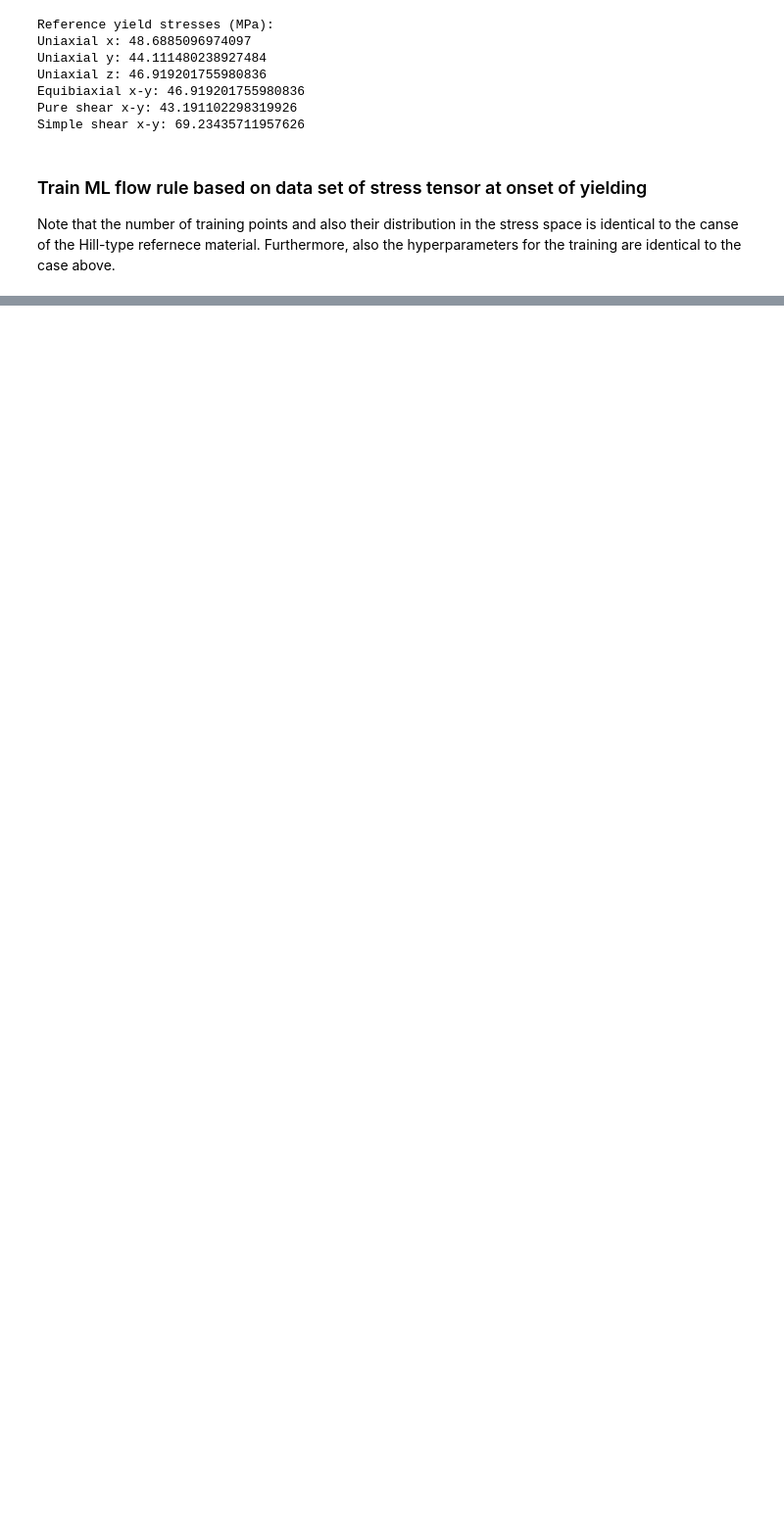
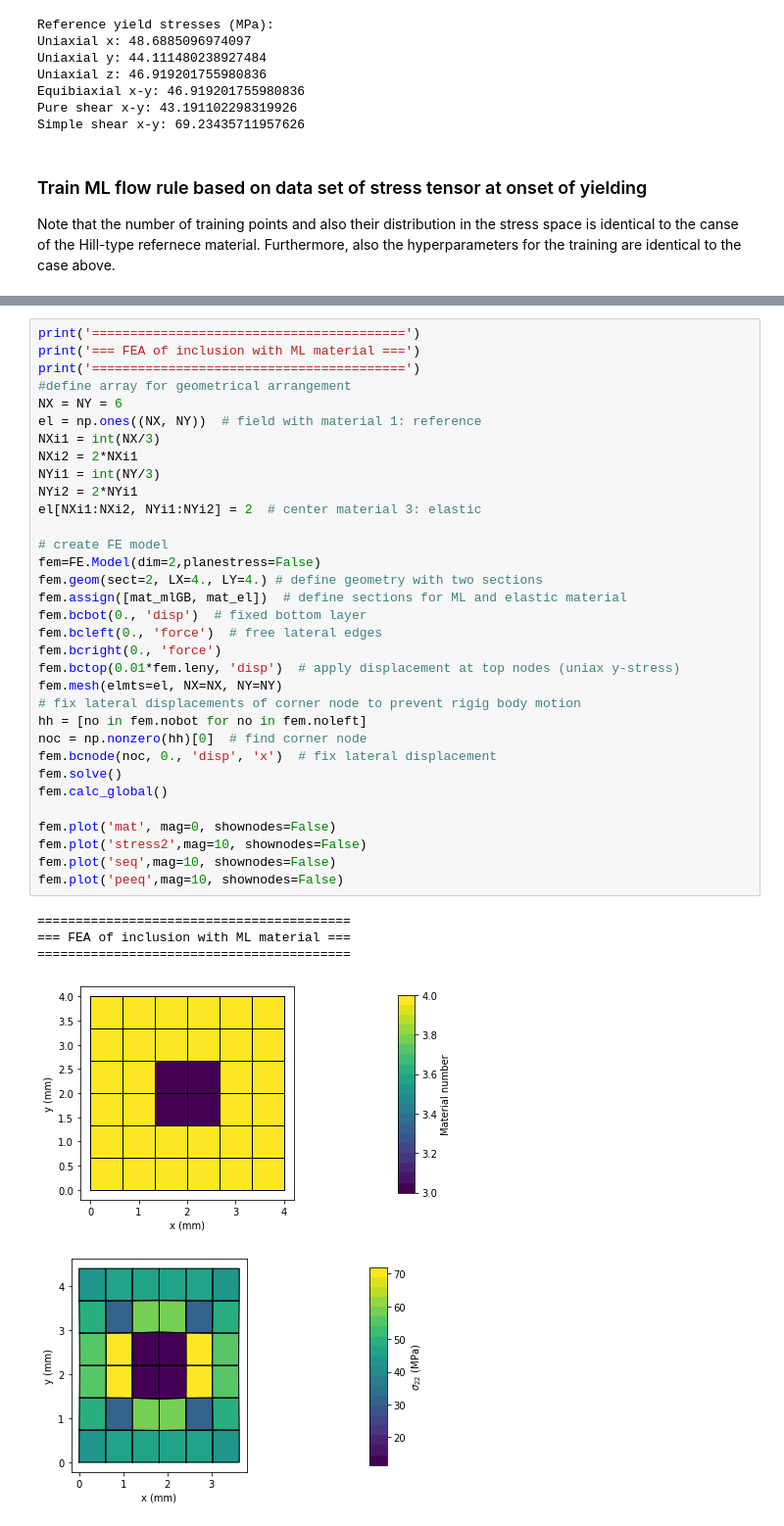
Before and after one commit to AHartmaier/pyLabFEA, a Jupyter notebook: notebooks/pyLabFEA_ML-FlowRule-Training.ipynb, the cells around one changed output, grey strips where cells are left out. Shown at 98% size. Drawn from its saved outputs; the diff is of its cells as text; blank space fills up the shorter version.

```diff
--- a/notebooks/pyLabFEA_ML-FlowRule-Training.ipynb
+++ b/notebooks/pyLabFEA_ML-FlowRule-Training.ipynb
@@ -626,0 +550,39 @@ Messages:  {'yield_fct': 'ML_yf-decision-fct', 'gradient': 'gradient to ML_yf',
+# %%
+print('=========================================')
+print('=== FEA of inclusion with ML material ===')
+print('=========================================')
+#define array for geometrical arrangement
+NX = NY = 6
+el = np.ones((NX, NY))  # field with material 1: reference
+NXi1 = int(NX/3)
+NXi2 = 2*NXi1
+NYi1 = int(NY/3)
+NYi2 = 2*NYi1
+el[NXi1:NXi2, NYi1:NYi2] = 2  # center material 3: elastic
+
+# create FE model
+fem=FE.Model(dim=2,planestress=False)
+fem.geom(sect=2, LX=4., LY=4.) # define geometry with two sections
+fem.assign([mat_mlGB, mat_el])  # define sections for ML and elastic material
+fem.bcbot(0., 'disp')  # fixed bottom layer
+fem.bcleft(0., 'force')  # free lateral edges
+fem.bcright(0., 'force')
+fem.bctop(0.01*fem.leny, 'disp')  # apply displacement at top nodes (uniax y-stress)
+fem.mesh(elmts=el, NX=NX, NY=NY)
+# fix lateral displacements of corner node to prevent rigig body motion
+hh = [no in fem.nobot for no in fem.noleft]
+noc = np.nonzero(hh)[0]  # find corner node
+fem.bcnode(noc, 0., 'disp', 'x')  # fix lateral displacement
+fem.solve()
+fem.calc_global()
+
+fem.plot('mat', mag=0, shownodes=False)
+fem.plot('stress2',mag=10, shownodes=False)
+fem.plot('seq',mag=10, shownodes=False)
+fem.plot('peeq',mag=10, shownodes=False)
+# %% [output]
+=========================================
+=== FEA of inclusion with ML material ===
+=========================================
+[figure, added]
+[figure, added]
```
Also changed, not shown: parts of 19 cells of this notebook, 8 other files.
